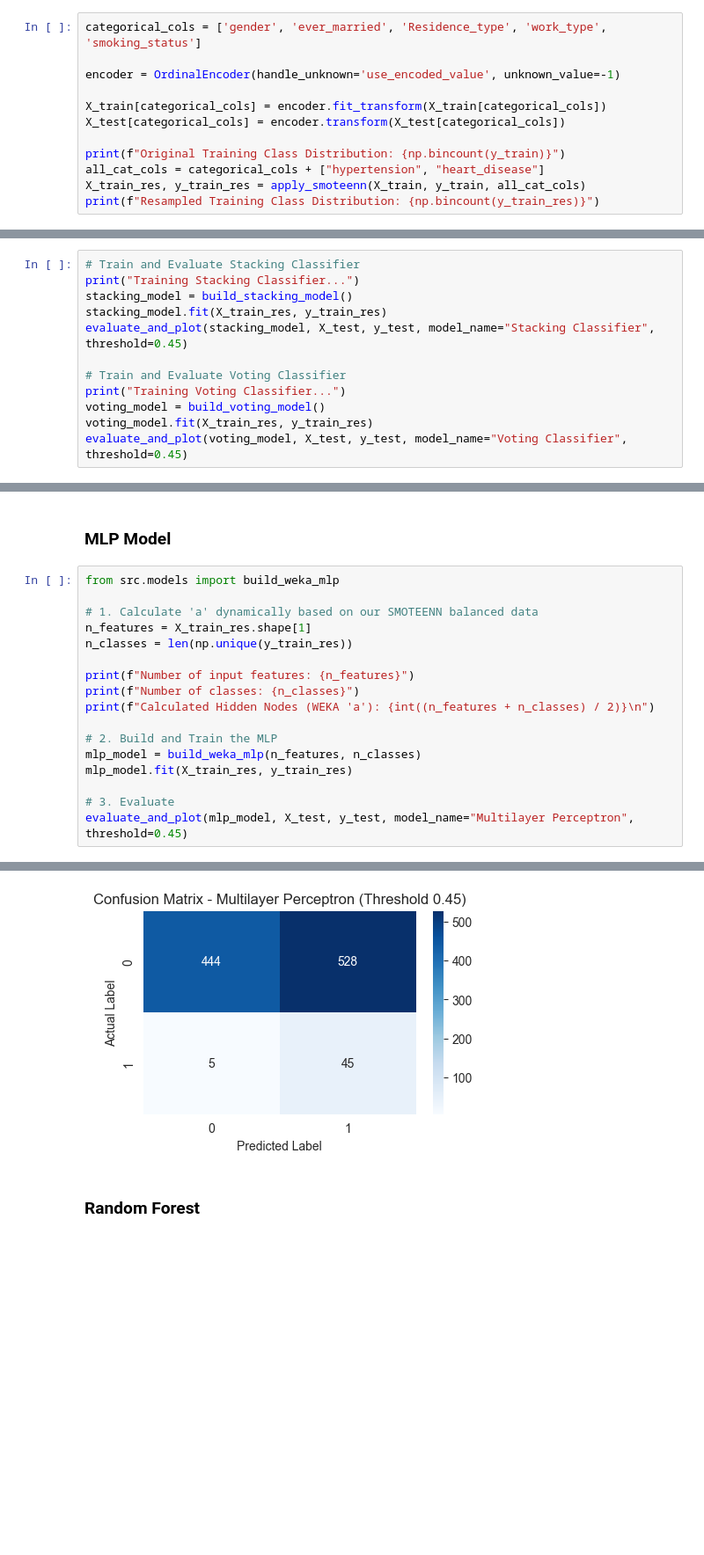
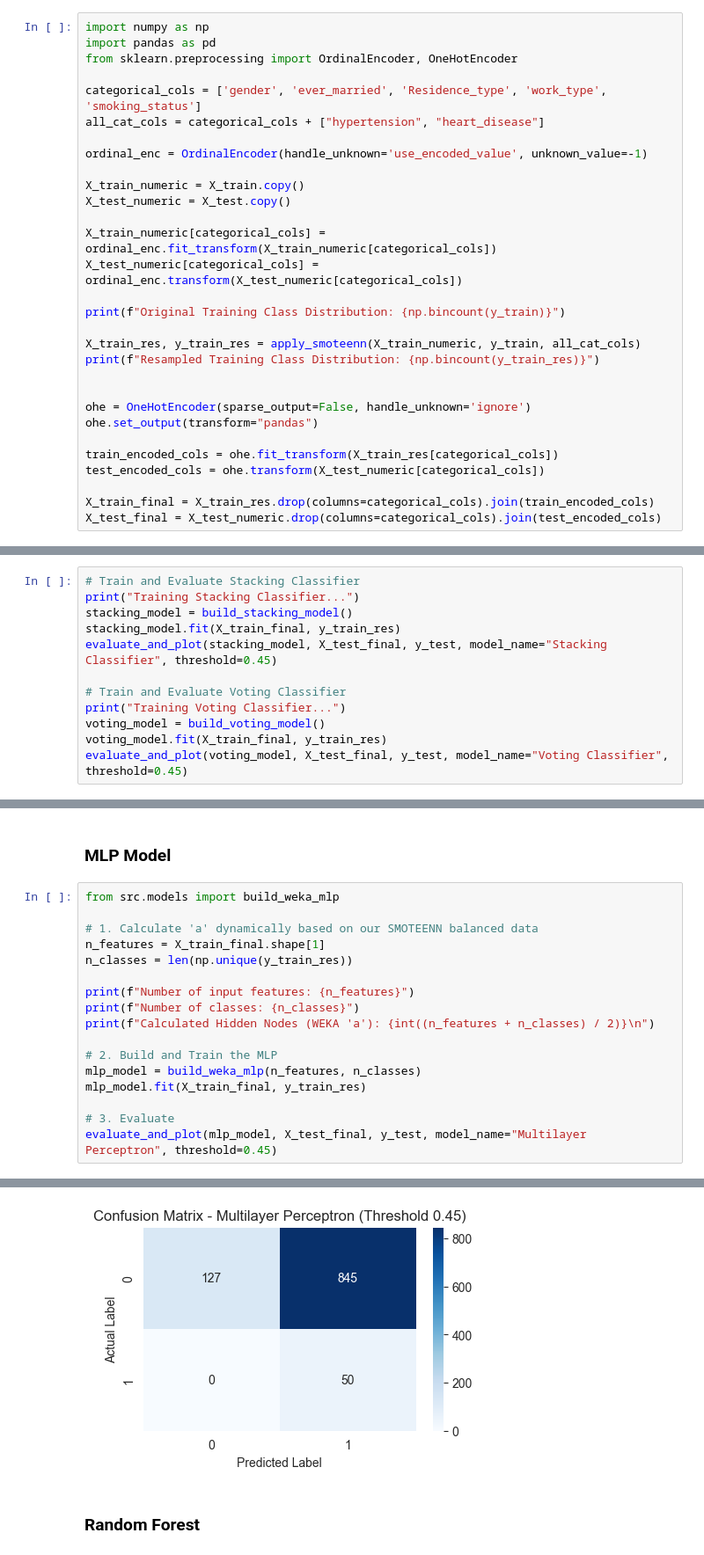
Before and after one commit to ThinHu/stroke-risk-prediction, a Jupyter notebook: notebook.ipynb, the cells around one changed output, grey strips where cells are left out. Shown at 88% size. Drawn from its saved outputs; the diff is of its cells as text; blank space fills up the shorter version.

Commit message:
Update preprocessing

```diff
--- a/notebook.ipynb
+++ b/notebook.ipynb
@@ -419,17 +422,35 @@ memory usage: 480.3+ KB
 # %% [markdown]
 ### Splitting, Encoding, and Balancing (SMOTEENN)
 # %%
+import numpy as np
+import pandas as pd
+from sklearn.preprocessing import OrdinalEncoder, OneHotEncoder
+
 categorical_cols = ['gender', 'ever_married', 'Residence_type', 'work_type', 'smoking_status']
+all_cat_cols = categorical_cols + ["hypertension", "heart_disease"]
 
-encoder = OrdinalEncoder(handle_unknown='use_encoded_value', unknown_value=-1)
+ordinal_enc = OrdinalEncoder(handle_unknown='use_encoded_value', unknown_value=-1)
 
-X_train[categorical_cols] = encoder.fit_transform(X_train[categorical_cols])
-X_test[categorical_cols] = encoder.transform(X_test[categorical_cols])
+X_train_numeric = X_train.copy()
+X_test_numeric = X_test.copy()
+
+X_train_numeric[categorical_cols] = ordinal_enc.fit_transform(X_train_numeric[categorical_cols])
+X_test_numeric[categorical_cols] = ordinal_enc.transform(X_test_numeric[categorical_cols])
 
 print(f"Original Training Class Distribution: {np.bincount(y_train)}")
-all_cat_cols = categorical_cols + ["hypertension", "heart_disease"]
-X_train_res, y_train_res = apply_smoteenn(X_train, y_train, all_cat_cols)
+
+X_train_res, y_train_res = apply_smoteenn(X_train_numeric, y_train, all_cat_cols)
 print(f"Resampled Training Class Distribution: {np.bincount(y_train_res)}")
+
+
+ohe = OneHotEncoder(sparse_output=False, handle_unknown='ignore')
+ohe.set_output(transform="pandas")
+
+train_encoded_cols = ohe.fit_transform(X_train_res[categorical_cols])
+test_encoded_cols = ohe.transform(X_test_numeric[categorical_cols])
+
+X_train_final = X_train_res.drop(columns=categorical_cols).join(train_encoded_cols)
+X_test_final = X_test_numeric.drop(columns=categorical_cols).join(test_encoded_cols)
 # %% [output]
 Original Training Class Distribution: [3888  199]
 Resampled Training Class Distribution: [2978 3520]
@@ -441,14 +462,14 @@ With SMOTEENN data
 # Train and Evaluate Stacking Classifier
 print("Training Stacking Classifier...")
 stacking_model = build_stacking_model()
-stacking_model.fit(X_train_res, y_train_res)
-evaluate_and_plot(stacking_model, X_test, y_test, model_name="Stacking Classifier", threshold=0.45)
+stacking_model.fit(X_train_final, y_train_res)
+evaluate_and_plot(stacking_model, X_test_final, y_test, model_name="Stacking Classifier", threshold=0.45)
 
 # Train and Evaluate Voting Classifier
 print("Training Voting Classifier...")
 voting_model = build_voting_model()
-voting_model.fit(X_train_res, y_train_res)
-evaluate_and_plot(voting_model, X_test, y_test, model_name="Voting Classifier", threshold=0.45)
+voting_model.fit(X_train_final, y_train_res)
+evaluate_and_plot(voting_model, X_test_final, y_test, model_name="Voting Classifier", threshold=0.45)
 # %% [output]
 Training Stacking Classifier...
 
@@ -488,7 +509,7 @@ weighted avg       0.93      0.83      0.87      1022
 from src.models import build_weka_mlp
 
 # 1. Calculate 'a' dynamically based on our SMOTEENN balanced data
-n_features = X_train_res.shape[1]
+n_features = X_train_final.shape[1]
 n_classes = len(np.unique(y_train_res))
 
 print(f"Number of input features: {n_features}")
@@ -497,8 +518,8 @@ print(f"Calculated Hidden Nodes (WEKA 'a'): {int((n_features + n_classes) / 2)}\
 
 # 2. Build and Train the MLP
 mlp_model = build_weka_mlp(n_features, n_classes)
-mlp_model.fit(X_train_res, y_train_res)
+mlp_model.fit(X_train_final, y_train_res)
 
 # 3. Evaluate
-evaluate_and_plot(mlp_model, X_test, y_test, model_name="Multilayer Perceptron", threshold=0.45)
+evaluate_and_plot(mlp_model, X_test_final, y_test, model_name="Multilayer Perceptron", threshold=0.45)
 # %% [output]
@@ -523,4 +544,4 @@ weighted avg       0.94      0.48      0.60      1022
-[figure, old version]
+[figure, new version]
 # %% [markdown]
 ### Random Forest
 # %%
```
Also changed, not shown: parts of 10 cells of this notebook, 3 other files.
